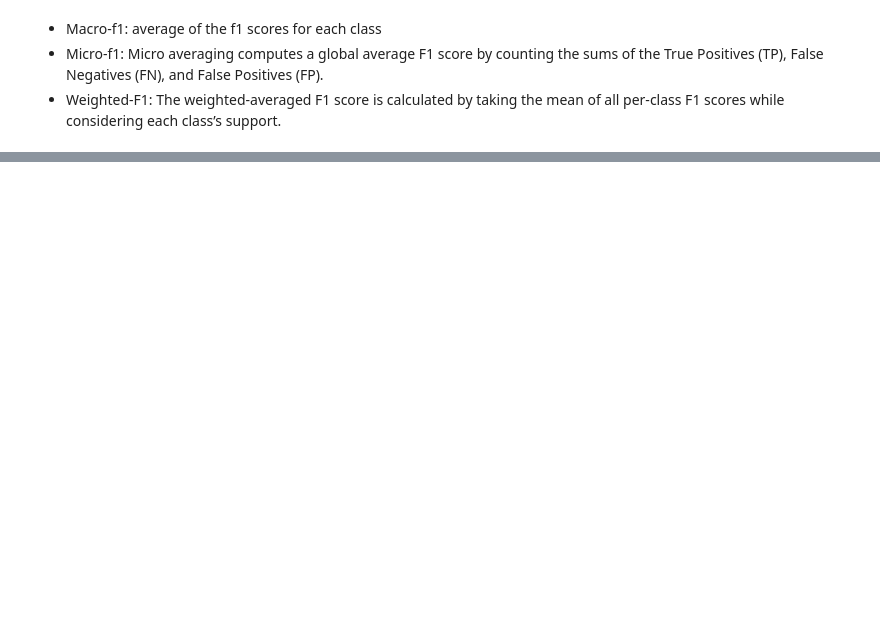
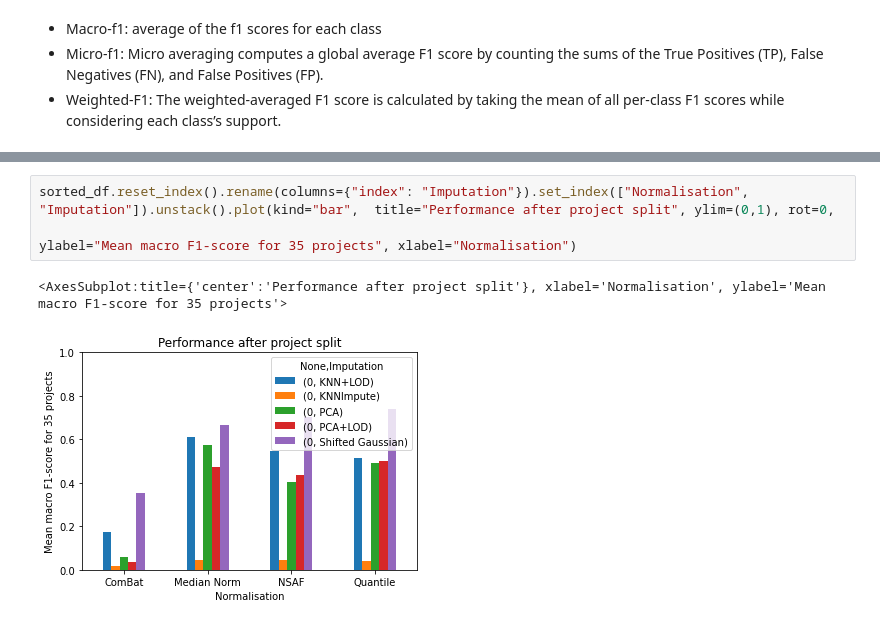
Before and after one commit to SamvPy/Master_thesis_AJ_22_23, a Jupyter notebook: master_thesis/Atlas_analysis/ML/results/results_analysis.ipynb, the cells around one changed output, grey strips where cells are left out. Drawn from its saved outputs; the diff is of its cells as text; blank space fills up the shorter version.

```diff
--- a/master_thesis/Atlas_analysis/ML/results/results_analysis.ipynb
+++ b/master_thesis/Atlas_analysis/ML/results/results_analysis.ipynb
@@ -423,0 +152,6 @@ sns.lineplot(data = lr_reactome_results, x="pathways", y="macro_f1", hue = "over
+# %%
+sorted_df.reset_index().rename(columns={"index": "Imputation"}).set_index(["Normalisation", "Imputation"]).unstack().plot(kind="bar",  title="Performance after project split", ylim=(0,1), rot=0,
+                                                                                                                                                   ylabel="Mean macro F1-score for 35 projects", xlabel="Normalisation")
+# %% [output]
+<AxesSubplot:title={'center':'Performance after project split'}, xlabel='Normalisation', ylabel='Mean macro F1-score for 35 projects'>
+[figure, added]
```
Also changed, not shown: parts of 120 cells of this notebook, 35 other files.
